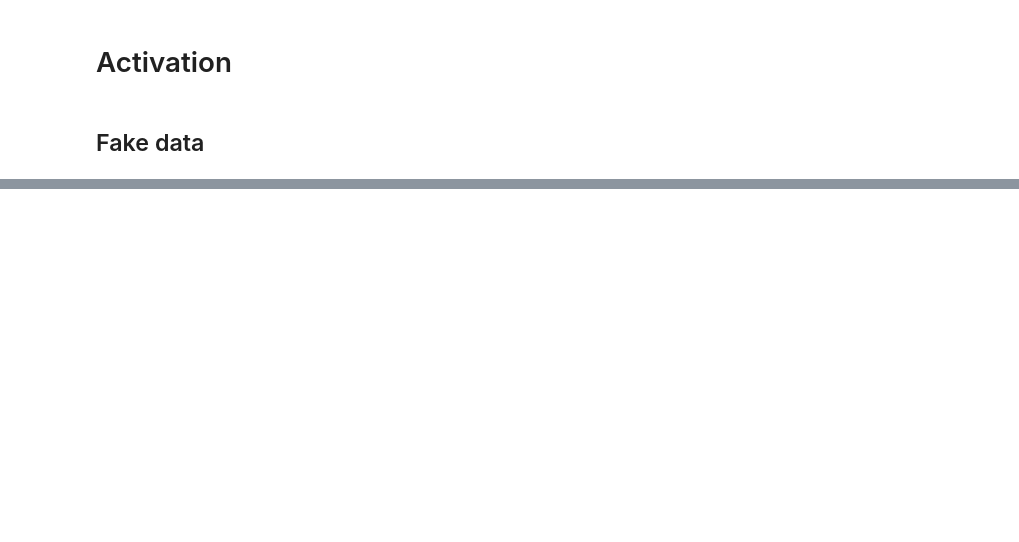
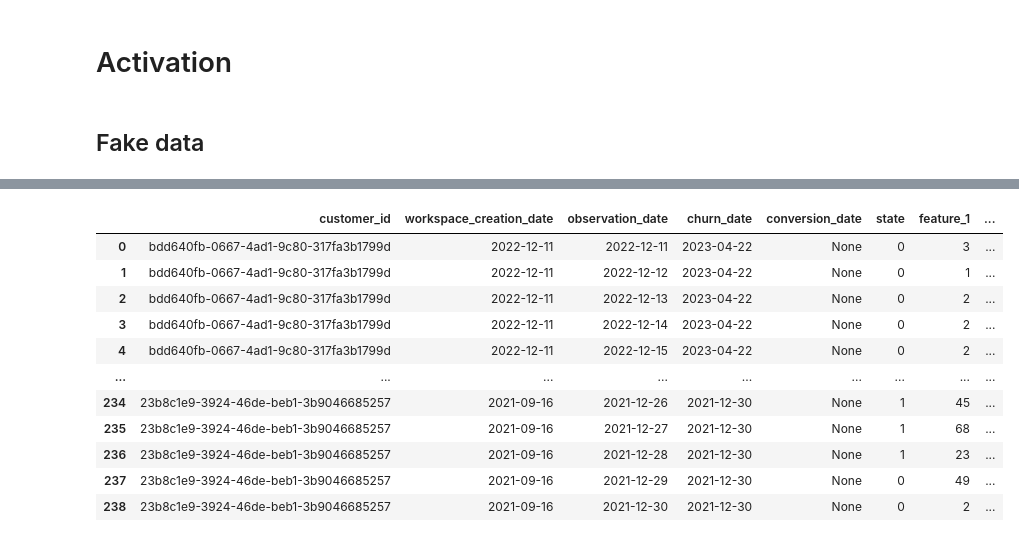
Before and after one commit to patricesweeney/growth, a Jupyter notebook: 02_Acquisition/03_Activation/Activation.ipynb, the cells around one changed output, grey strips where cells are left out. Cells and saved outputs as stored; diff of their text form; code cells hidden in the pictures; blank space fills up the shorter version.

```diff
--- a/02_Acquisition/03_Activation/Activation.ipynb
+++ b/02_Acquisition/03_Activation/Activation.ipynb
@@ -72,0 +5,88 @@ data
+# %%
+import pandas as pd
+import numpy as np
+from faker import Faker
+from scipy.stats import poisson, gamma, bernoulli, expon
+
+def create_fake_data(num_customers=100, start_date='2020-01-01', end_date='2024-01-01'):
+    fake = Faker()
+    Faker.seed(42)
+    np.random.seed(42)
+
+    start_date = pd.Timestamp(start_date)
+    end_date = pd.Timestamp(end_date)
+
+    customer_ids = [fake.uuid4() for _ in range(num_customers)]
+
+    data = []
+
+    # Parameters for Poisson emissions from Gamma distributions for unactivated and activated states
+    unactivated_params = {'shape': 2, 'rate': 0.5}
+    activated_params = {'shape': 8, 'rate': 0.2}
+
+    # Transition probabilities
+    transition_matrix = np.array([[0.9, 0.1], [0.1, 0.9]])
+
+    # Mean time to conversion in days
+    mean_time_to_convert = 14
+
+    for customer_id in customer_ids:
+        workspace_creation_date = pd.Timestamp(fake.date_between(start_date=start_date, end_date=end_date))
+        churn_date = workspace_creation_date + pd.Timedelta(days=np.random.randint(30, 365*2))  # Churn between 1 month and 2 years
+
+        # Determine if and when the customer converts
+        converts = bernoulli.rvs(0.04)
+        if converts:
+            # Time to conversion follows an exponential distribution
+            time_to_convert = int(expon.rvs(scale=mean_time_to_convert))
+            conversion_date = workspace_creation_date + pd.Timedelta(days=time_to_convert)
+            if conversion_date > churn_date:
+                conversion_date = churn_date
+        else:
+            conversion_date = None
+
+        current_state = 0  # Start in the unactivated state
+
+        for single_date in pd.date_range(start=workspace_creation_date, end=churn_date):
+            features = []
+
+            if current_state == 0:
+                # Emissions for the unactivated state
+                for _ in range(10):
+                    lam = gamma.rvs(a=unactivated_params['shape'], scale=1/unactivated_params['rate'])
+                    features.append(poisson.rvs(lam))
+            else:
+                # Emissions for the activated state
+                for _ in range(10):
+                    lam = gamma.rvs(a=activated_params['shape'], scale=1/activated_params['rate'])
+                    features.append(poisson.rvs(lam))
+
+            # Transition to the next state
+            current_state = np.random.choice([0, 1], p=transition_matrix[current_state])
+
+            dim_1 = fake.random_int(min=1, max=5)
+            dim_2 = fake.random_element(elements=('A', 'B', 'C', 'D', 'E'))
+            dim_3 = fake.random_number(digits=2)
+
+            data.append([customer_id, workspace_creation_date, single_date, churn_date, conversion_date, current_state] + features + [dim_1, dim_2, dim_3])
+
+    columns = ['customer_id', 'workspace_creation_date', 'observation_date', 'churn_date', 'conversion_date', 'state'] + [f'feature_{i}' for i in range(1, 11)] + ['dim_1', 'dim_2', 'dim_3']
+    return pd.DataFrame(data, columns=columns)
+
+# Generate the data
+data = create_fake_data(num_customers=2)
+
+data
+# %% [output]
+|  | customer_id | workspace_creation_date | observation_date | churn_date | conversion_date | state | feature_1 | ... |
+| 0 | bdd640fb-0667-4ad1-9c80-317fa3b1799d | 2022-12-11 | 2022-12-11 | 2023-04-22 | None | 0 | 3 | ... |
+| 1 | bdd640fb-0667-4ad1-9c80-317fa3b1799d | 2022-12-11 | 2022-12-12 | 2023-04-22 | None | 0 | 1 | ... |
+| 2 | bdd640fb-0667-4ad1-9c80-317fa3b1799d | 2022-12-11 | 2022-12-13 | 2023-04-22 | None | 0 | 2 | ... |
+| 3 | bdd640fb-0667-4ad1-9c80-317fa3b1799d | 2022-12-11 | 2022-12-14 | 2023-04-22 | None | 0 | 2 | ... |
+| 4 | bdd640fb-0667-4ad1-9c80-317fa3b1799d | 2022-12-11 | 2022-12-15 | 2023-04-22 | None | 0 | 2 | ... |
+| ... | ... | ... | ... | ... | ... | ... | ... | ... |
+| 234 | 23b8c1e9-3924-46de-beb1-3b9046685257 | 2021-09-16 | 2021-12-26 | 2021-12-30 | None | 1 | 45 | ... |
+| 235 | 23b8c1e9-3924-46de-beb1-3b9046685257 | 2021-09-16 | 2021-12-27 | 2021-12-30 | None | 1 | 68 | ... |
+| 236 | 23b8c1e9-3924-46de-beb1-3b9046685257 | 2021-09-16 | 2021-12-28 | 2021-12-30 | None | 1 | 23 | ... |
+| 237 | 23b8c1e9-3924-46de-beb1-3b9046685257 | 2021-09-16 | 2021-12-29 | 2021-12-30 | None | 0 | 49 | ... |
+| 238 | 23b8c1e9-3924-46de-beb1-3b9046685257 | 2021-09-16 | 2021-12-30 | 2021-12-30 | None | 0 | 2 | ... |
```
Also changed, not shown: parts of 10 cells of this notebook.
